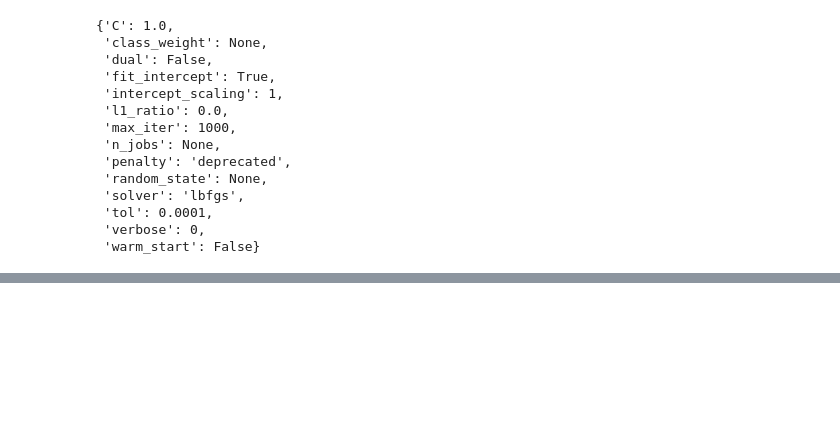
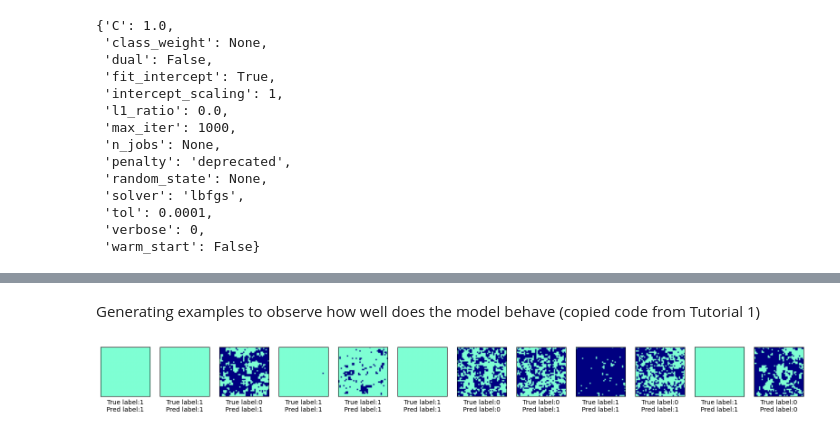
Before and after one commit to HannaKarwowska/Scientific-Machine-Learning-PSI-2026, a Jupyter notebook: Homework/My Homeworks/HW1_Hanna.ipynb, the cells around one changed output, grey strips where cells are left out. Saved outputs shown, nothing was run; the diff lists cells and outputs as text; code cells hidden in the pictures; blank space fills up the shorter version.

```diff
--- a/Homework/My Homeworks/HW1_Hanna.ipynb
+++ b/Homework/My Homeworks/HW1_Hanna.ipynb
@@ -120,0 +137,9 @@ model.get_params()
+# %%
+model = LogisticRegression(C=1.0, max_iter=1000)
+
+ypred = cross_val_predict(model, seldata, sellabels, \
+                               cv = KFold(n_splits=5, shuffle=True, random_state=10))
+
+ypred_prob = cross_val_predict(model, seldata, sellabels, \
+                               cv = KFold(n_splits=5, shuffle=True, random_state=10), method = 'predict_proba')
+print(np.column_stack([ypred_prob, ypred]))
@@ -120,0 +154,11 @@ model.get_params()
+# %% [markdown]
+Generating examples to observe how well does the model behave (copied code from Tutorial 1)
+# %%
+fig, axarr = plt.subplots(nrows=1, ncols=12, figsize=(20,5))
+for i in range(12):
+    axarr[i].imshow(seldata[i].reshape(40,40), cmap = cmap)
+    axarr[i].set_xlabel('True label:'+str(sellabels[i])+'\n'+'Pred label:'+str(ypred[i]))
+    axarr[i].set_yticks([])
+    axarr[i].set_xticks([])
+# %% [output]
+[figure, added]
```
Also changed, not shown: parts of 19 cells of this notebook, 1 other file.
